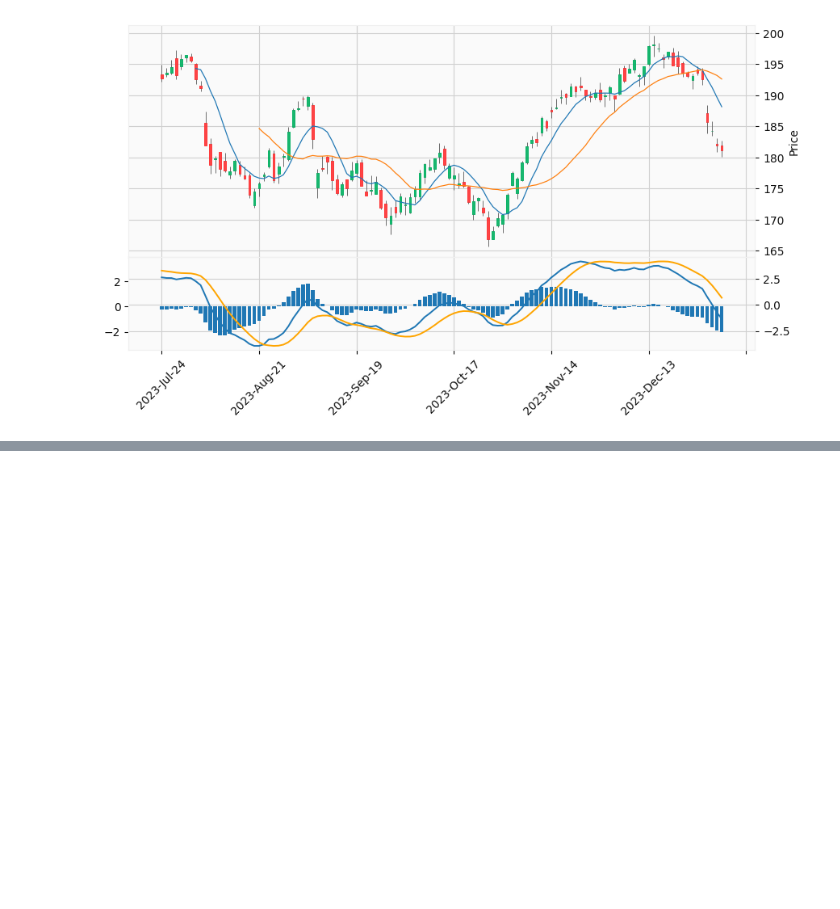
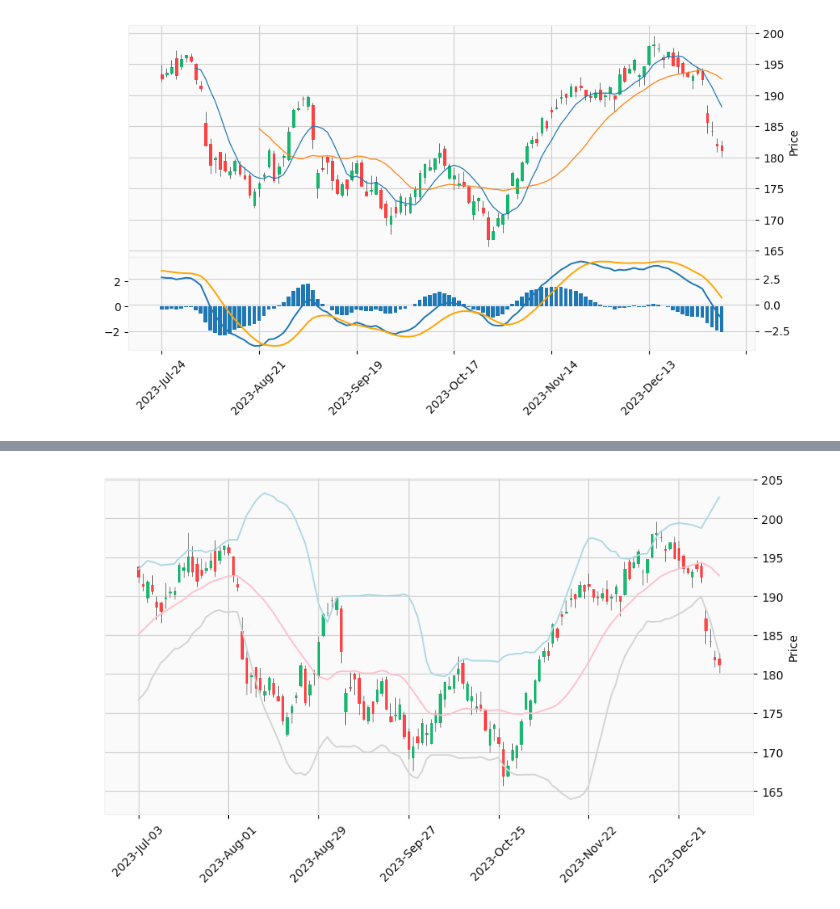
Before and after one commit to Mzu-Soci/Trading-Signal-Services, a Jupyter notebook: trading_service.ipynb, the cells around one changed output, grey strips where cells are left out. Saved outputs shown, nothing was run; the diff lists cells and outputs as text; code cells hidden in the pictures; blank space fills up the shorter version.

Commit message:
calculate and plot Bollinger bands

```diff
--- a/trading_service.ipynb
+++ b/trading_service.ipynb
@@ -196,0 +203,3 @@ mpf.plot(df_x_macd, type="candle", mav=(8,21), style="yahoo", figratio=(15,8), a
+# %%
+df_x_bbands = df[-150: -1]
+df_x_bbands.head()
@@ -196,0 +244,2 @@ mpf.plot(df_x_macd, type="candle", mav=(8,21), style="yahoo", figratio=(15,8), a
+# %%
+df_x_bbands.dropna(inplace=True)
@@ -196,0 +261,9 @@ mpf.plot(df_x_macd, type="candle", mav=(8,21), style="yahoo", figratio=(15,8), a
+# %%
+plots = [
+    mpf.make_addplot(df_x_bbands["BBU_20_2.0"], color="lightblue"),
+    mpf.make_addplot(df_x_bbands["BBL_20_2.0"], color="lightgray"),
+    mpf.make_addplot(df_x_bbands["BBM_20_2.0"], color="pink")
+    ]
+mpf.plot(df_x_bbands, type="candle", style="yahoo", figratio=(15,8), addplot=plots)
+# %% [output]
+[figure, added]
```
Also changed, not shown: parts of 6 cells of this notebook.
